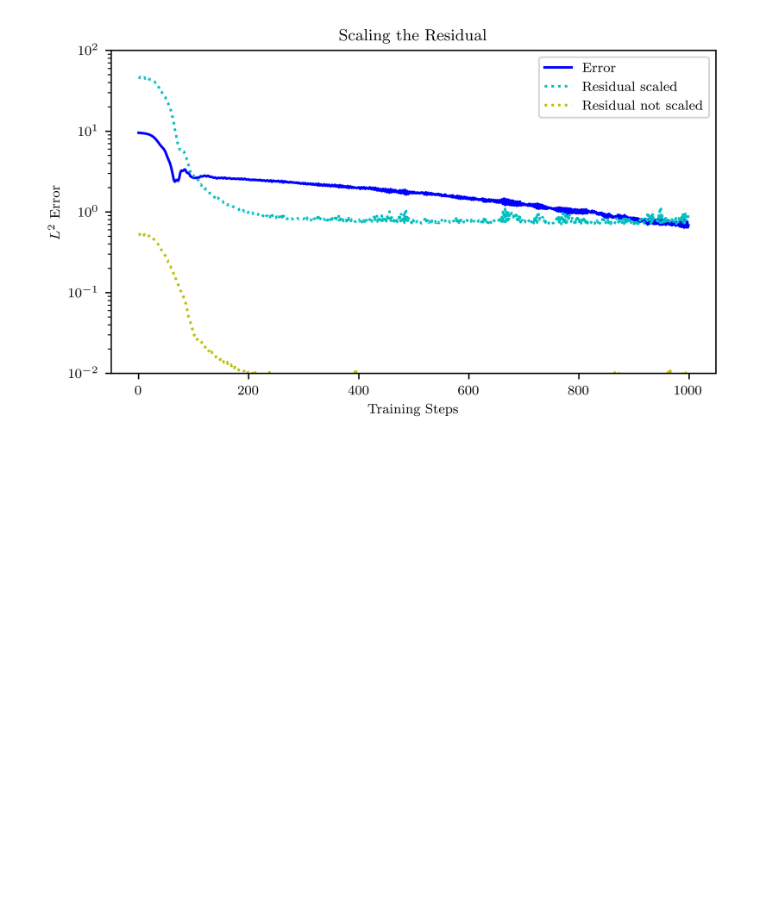
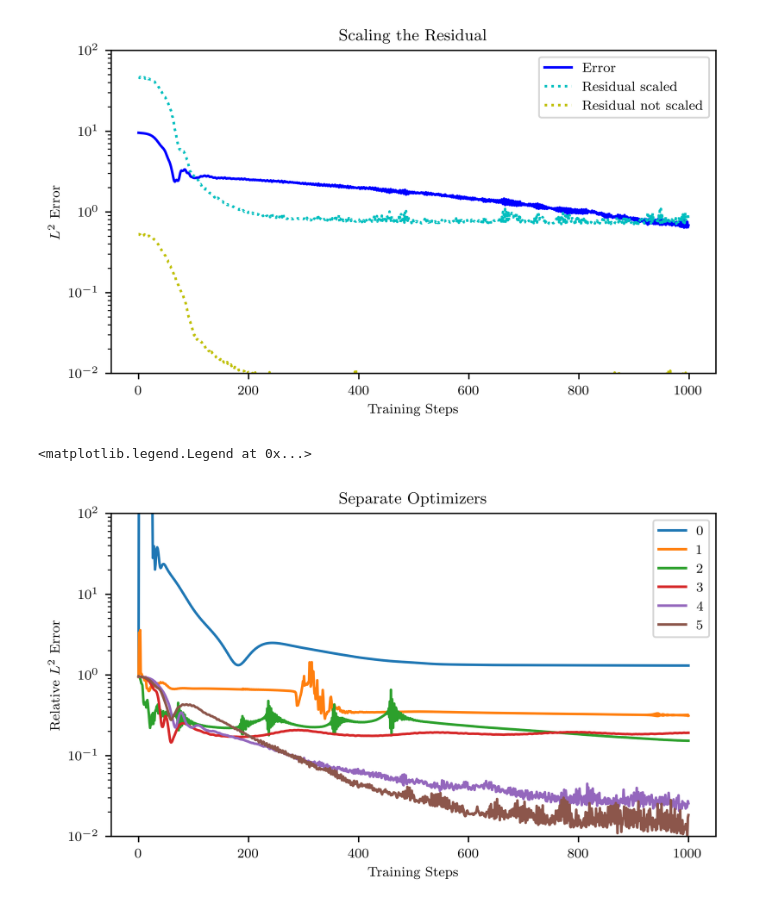
Before and after one commit to mskPark/DRLPDE, a Jupyter notebook: plot_tuning.ipynb, the cells around one changed output. Cells and saved outputs as stored; diff of their text form; code cells hidden in the pictures; blank space fills up the shorter version.

```diff
--- a/plot_tuning.ipynb
+++ b/plot_tuning.ipynb
@@ -244,3 +246,51 @@ ax.legend(['Error', 'Residual scaled', 'Residual not scaled'])
 # %% [output]
 <matplotlib.legend.Legend at 0x...>
 [figure]
+# %%
+sep0 = 'Separate_0'
+sep1 = 'Separate_1'
+sep2 = 'Separate_2'
+sep3 = 'Separate_3'
+sep4 = 'Separate_4'
+sep5 = 'Separate_5'
+
+with open('experiments/'  + sep0 + '_errors.pickle', 'rb') as f:
+    sep_errors0 = pickle.load(f)
+with open('experiments/'  + sep1 + '_errors.pickle', 'rb') as f:
+    sep_errors1 = pickle.load(f)
+with open('experiments/'  + sep2 + '_errors.pickle', 'rb') as f:
+    sep_errors2 = pickle.load(f)
+with open('experiments/'  + sep3 + '_errors.pickle', 'rb') as f:
+    sep_errors3 = pickle.load(f)
+with open('experiments/'  + sep4 + '_errors.pickle', 'rb') as f:
+    sep_errors4 = pickle.load(f)
+with open('experiments/'  + sep5 + '_errors.pickle', 'rb') as f:
+    sep_errors5 = pickle.load(f)
+
+L2sep_errors0 = np.sqrt(sep_errors0[:,0,0])/true_L2norm
+L2sep_errors1 = np.sqrt(sep_errors1[:,0,0])/true_L2norm
+L2sep_errors2 = np.sqrt(sep_errors2[:,0,0])/true_L2norm
+L2sep_errors3 = np.sqrt(sep_errors3[:,0,0])/true_L2norm
+L2sep_errors4 = np.sqrt(sep_errors4[:,0,0])/true_L2norm
+L2sep_errors5 = np.sqrt(sep_errors5[:,0,0])/true_L2norm
+# %%
+fig, ax = plt.subplots(nrows=1, ncols=1, figsize=[6.4, 4])
+
+plt.tight_layout(pad=5.0)
+
+ax.set_title(r'Separate Optimizers')
+ax.set_ylabel(r'Relative $L^2$ Error')
+ax.set_xlabel('Training Steps')
+
+ax.set_ylim(1e-2, 1e2)
+ax.semilogy(range(1001), L2sep_errors0)
+ax.semilogy(range(1001), L2sep_errors1)
+ax.semilogy(range(1001), L2sep_errors2)
+ax.semilogy(range(1001), L2sep_errors3)
+ax.semilogy(range(1001), L2sep_errors4)
+ax.semilogy(range(1001), L2sep_errors5)
+
+ax.legend(['0','1', '2', '3', '4','5'])
+# %% [output]
+<matplotlib.legend.Legend at 0x...>
+[figure, added]
```
Also changed, not shown: parts of 1 cell of this notebook, 1 other file.
